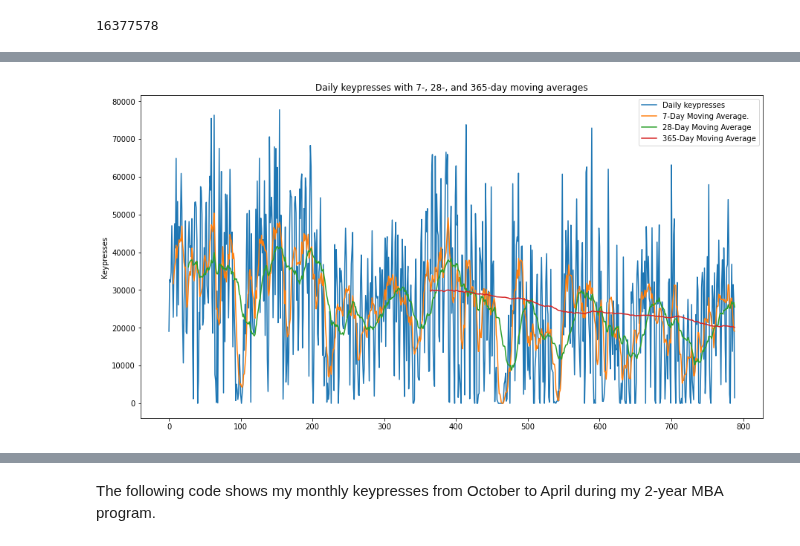
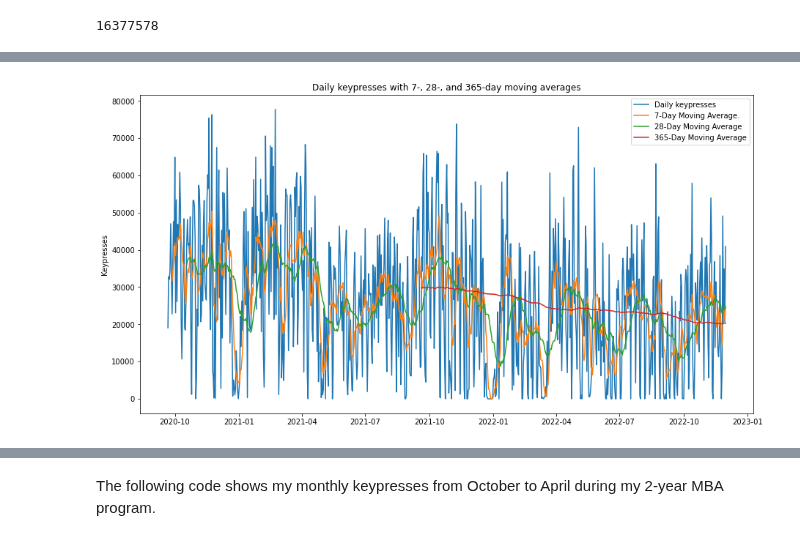
Before and after one commit to kburchfiel/fitbit_steps_and_whatpulse_keypresses_comparison, a Jupyter notebook: whatpulse_viewer_v2.ipynb, the cells around one changed output, grey strips where cells are left out. Drawn from its saved outputs; the diff is of its cells as text; code cells hidden in the pictures.

```diff
--- a/whatpulse_viewer_v2.ipynb
+++ b/whatpulse_viewer_v2.ipynb
@@ -452,17 +514,17 @@ df_combined_daily_keypresses
 # %%
 fig, axes = plt.subplots(figsize=[15,8])
 fig.set_facecolor('white')
 
-axes.plot(df_combined_daily_keypresses['keypresses'],label='Daily keypresses')
-axes.plot(df_combined_daily_keypresses['7_day_ma'],label='7-Day Moving Average.')
-axes.plot(df_combined_daily_keypresses['28_day_ma'],label='28-Day Moving Average')
-axes.plot(df_combined_daily_keypresses['365_day_ma'],label='365-Day Moving Average')
+axes.plot(df_combined_daily_keypresses['Date'], df_combined_daily_keypresses['keypresses'],label='Daily keypresses')
+axes.plot(df_combined_daily_keypresses['Date'], df_combined_daily_keypresses['7_day_ma'],label='7-Day Moving Average.')
+axes.plot(df_combined_daily_keypresses['Date'], df_combined_daily_keypresses['28_day_ma'],label='28-Day Moving Average')
+axes.plot(df_combined_daily_keypresses['Date'], df_combined_daily_keypresses['365_day_ma'],label='365-Day Moving Average')
 plt.ylabel('Keypresses')
 plt.legend()
 plt.title('Daily keypresses with 7-, 28-, and 365-day moving averages')
 plt.savefig('graphs\\daily_keypresses_and_MAs.png', dpi=400)
 # %% [output]
-[figure, old version]
+[figure, new version]
 # %%
 test_df = df_combined_daily_keypresses.copy()
 # %%
```
Also changed, not shown: parts of 32 cells of this notebook, 4 other files.
